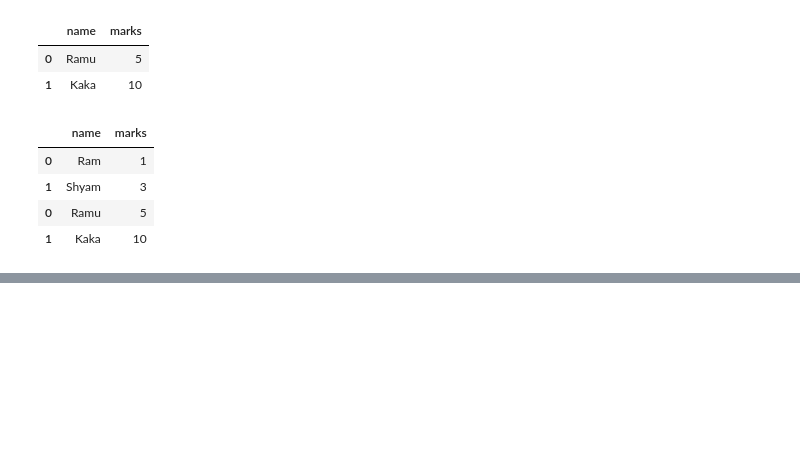
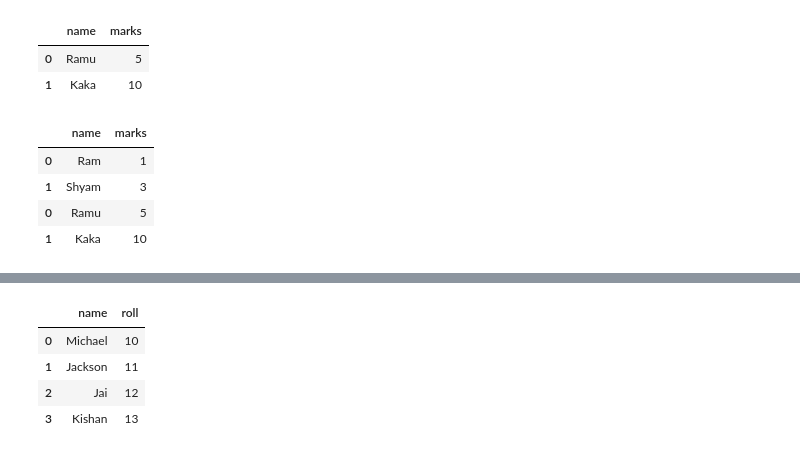
Before and after one commit to yuvraj-kumar-dev/ds-learning, a Jupyter notebook: pandas_nb.ipynb, the cells around one changed output, grey strips where cells are left out. Drawn from its saved outputs; the diff is of its cells as text; code cells hidden in the pictures; blank space fills up the shorter version.

```diff
--- a/pandas_nb.ipynb
+++ b/pandas_nb.ipynb
@@ -355,0 +367,9 @@ pd.concat([df4, df5])
+# %%
+df7 = pd.DataFrame({"name": ["Michael", "Jackson", "Jai", "Kishan"], "roll": [10,11,12,13]})
+df7
+# %% [output]
+|  | name | roll |
+| 0 | Michael | 10 |
+| 1 | Jackson | 11 |
+| 2 | Jai | 12 |
+| 3 | Kishan | 13 |
```
Also changed, not shown: parts of 3 cells of this notebook, 1 other file.
